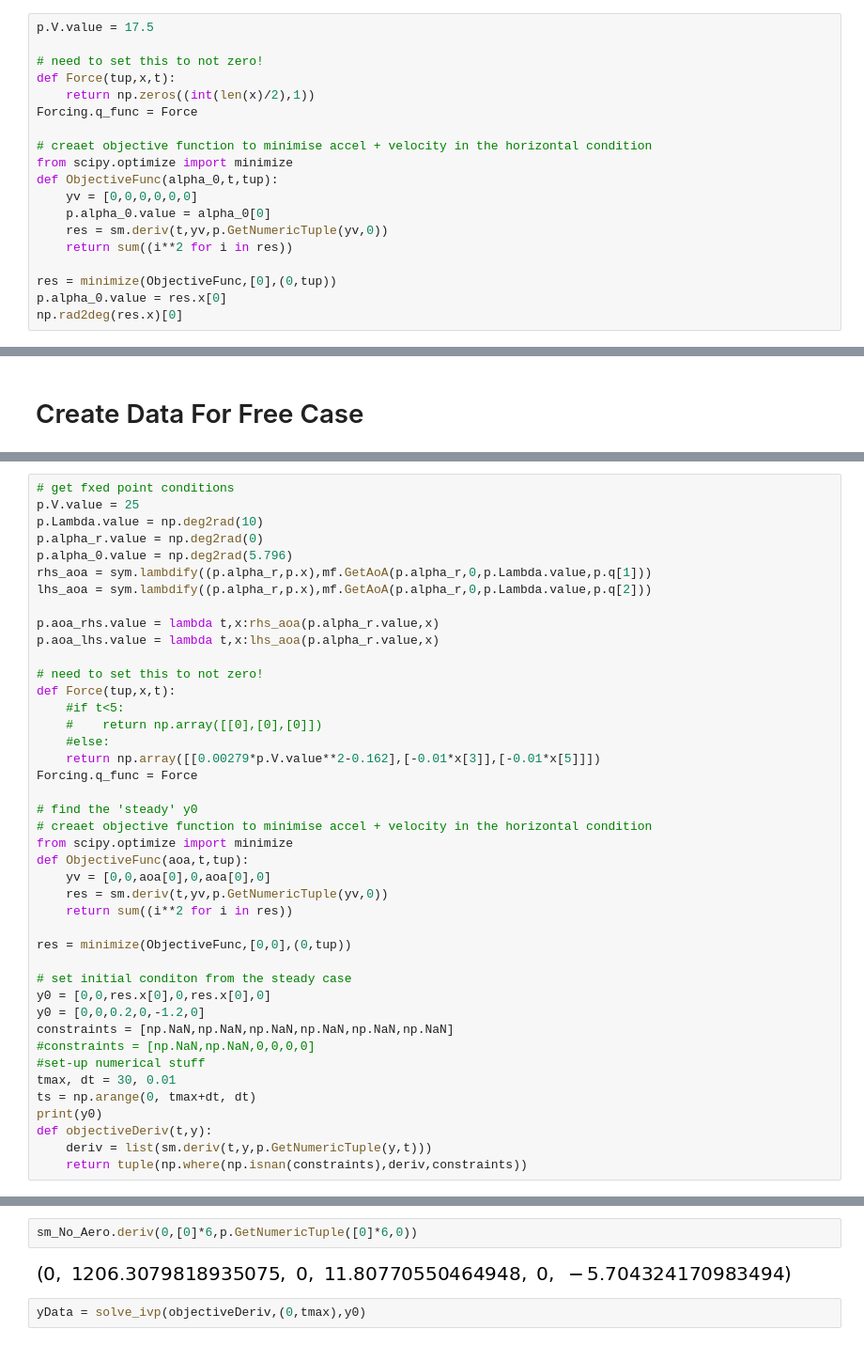
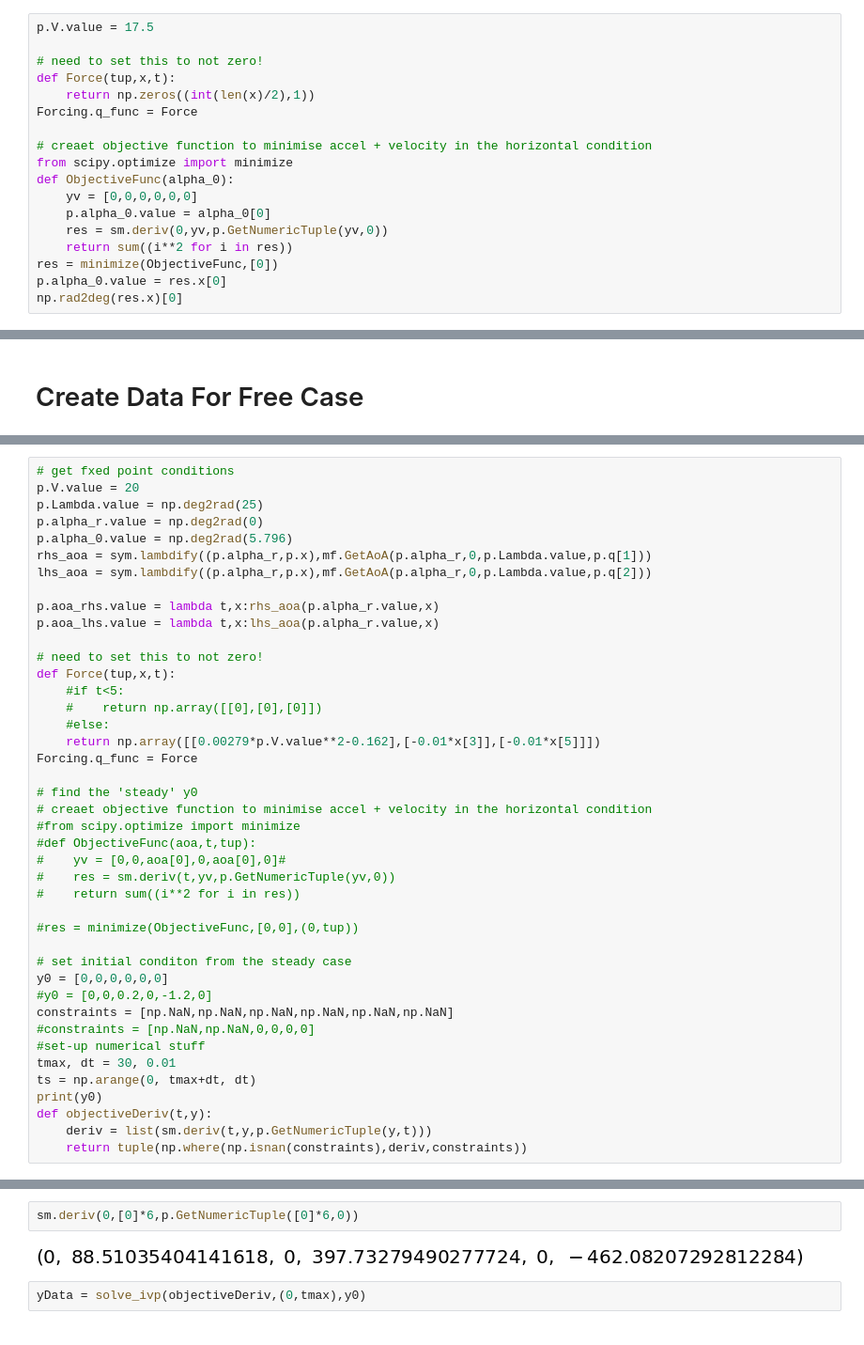
Before and after one commit to fh9g12/FwtModels, a Jupyter notebook: Workbooks/6_lets roll a rigid wing/1_ModelOfExperiemntalRig.ipynb, the cells around one changed output, grey strips where cells are left out. Shown at 94% size. Cells and saved outputs as stored; diff of their text form.

```diff
--- a/Workbooks/6_lets roll a rigid wing/1_ModelOfExperiemntalRig.ipynb
+++ b/Workbooks/6_lets roll a rigid wing/1_ModelOfExperiemntalRig.ipynb
@@ -139,13 +139,12 @@ Forcing.q_func = Force
 
 # creaet objective function to minimise accel + velocity in the horizontal condition
 from scipy.optimize import minimize
-def ObjectiveFunc(alpha_0,t,tup):
+def ObjectiveFunc(alpha_0):
     yv = [0,0,0,0,0,0]
     p.alpha_0.value = alpha_0[0]
-    res = sm.deriv(t,yv,p.GetNumericTuple(yv,0))
+    res = sm.deriv(0,yv,p.GetNumericTuple(yv,0))
     return sum((i**2 for i in res))
-
-res = minimize(ObjectiveFunc,[0],(0,tup))
+res = minimize(ObjectiveFunc,[0])
 p.alpha_0.value = res.x[0]
 np.rad2deg(res.x)[0]
 # %% [output]
@@ -216,7 +213,7 @@ sm_No_Aero = mf.SymbolicModel.FromElementsAndForces(p,[rhs_lock,lhs_lock,bar_fwt
 # %%
 # get fxed point conditions
-p.V.value = 25
-p.Lambda.value = np.deg2rad(10)
+p.V.value = 20
+p.Lambda.value = np.deg2rad(25)
 p.alpha_r.value = np.deg2rad(0)
 p.alpha_0.value = np.deg2rad(5.796)
 rhs_aoa = sym.lambdify((p.alpha_r,p.x),mf.GetAoA(p.alpha_r,0,p.Lambda.value,p.q[1]))
@@ -235,17 +232,17 @@ Forcing.q_func = Force
 
 # find the 'steady' y0
 # creaet objective function to minimise accel + velocity in the horizontal condition
-from scipy.optimize import minimize
-def ObjectiveFunc(aoa,t,tup):
-    yv = [0,0,aoa[0],0,aoa[0],0]
-    res = sm.deriv(t,yv,p.GetNumericTuple(yv,0))
-    return sum((i**2 for i in res))
+#from scipy.optimize import minimize
+#def ObjectiveFunc(aoa,t,tup):
+#    yv = [0,0,aoa[0],0,aoa[0],0]#
+#    res = sm.deriv(t,yv,p.GetNumericTuple(yv,0))
+#    return sum((i**2 for i in res))
 
-res = minimize(ObjectiveFunc,[0,0],(0,tup))
+#res = minimize(ObjectiveFunc,[0,0],(0,tup))
 
 # set initial conditon from the steady case
-y0 = [0,0,res.x[0],0,res.x[0],0]
-y0 = [0,0,0.2,0,-1.2,0]
+y0 = [0,0,0,0,0,0]
+#y0 = [0,0,0.2,0,-1.2,0]
 constraints = [np.NaN,np.NaN,np.NaN,np.NaN,np.NaN,np.NaN]
 #constraints = [np.NaN,np.NaN,0,0,0,0]
 #set-up numerical stuff
@@ -260,7 +257,7 @@ def objectiveDeriv(t,y):
 # %%
-sm_No_Aero.deriv(0,[0]*6,p.GetNumericTuple([0]*6,0))
+sm.deriv(0,[0]*6,p.GetNumericTuple([0]*6,0))
 # %% [output]
-[figure, old version]
+[figure, new version]
 # %%
 yData = solve_ivp(objectiveDeriv,(0,tmax),y0)
 # %%
```
Also changed, not shown: parts of 5 cells of this notebook, 6 other files.
